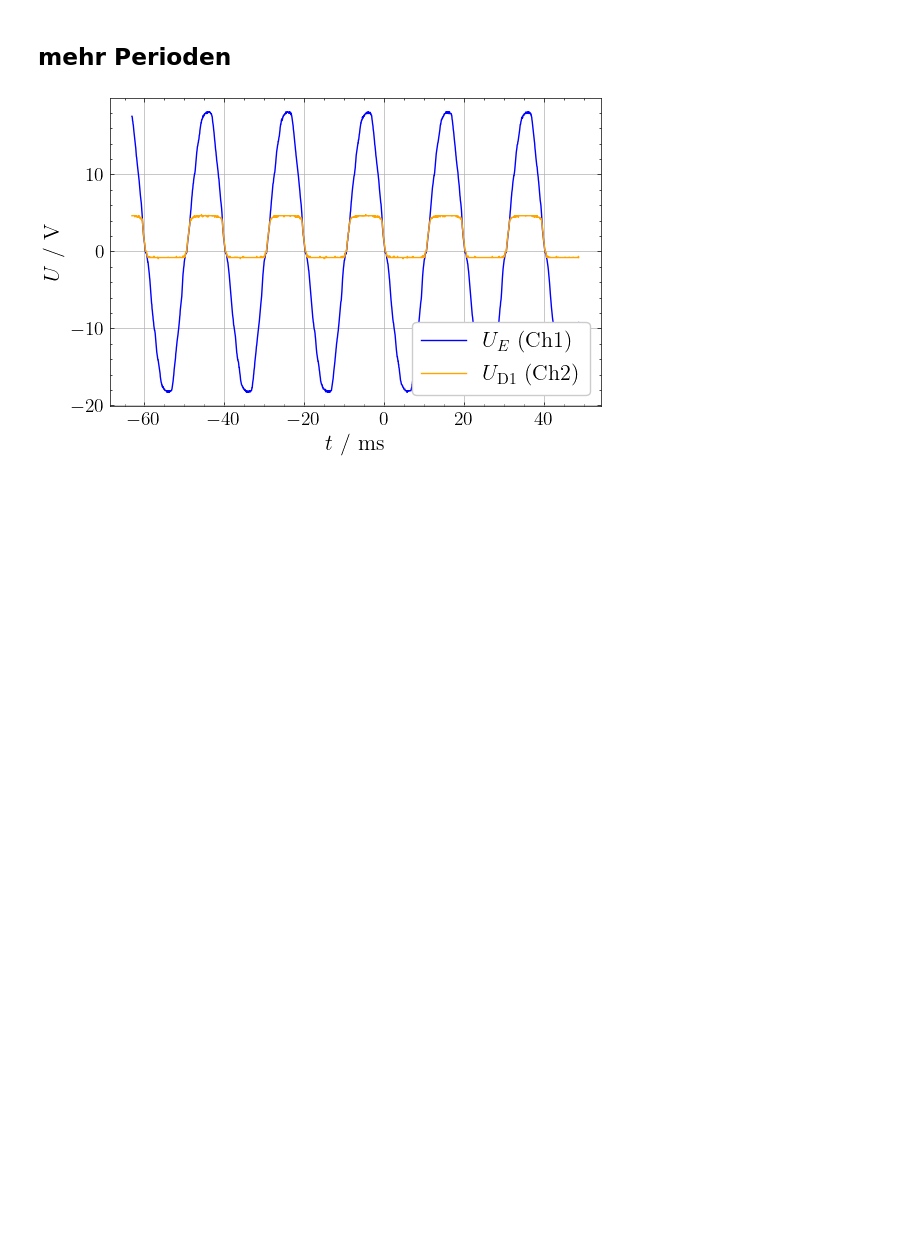
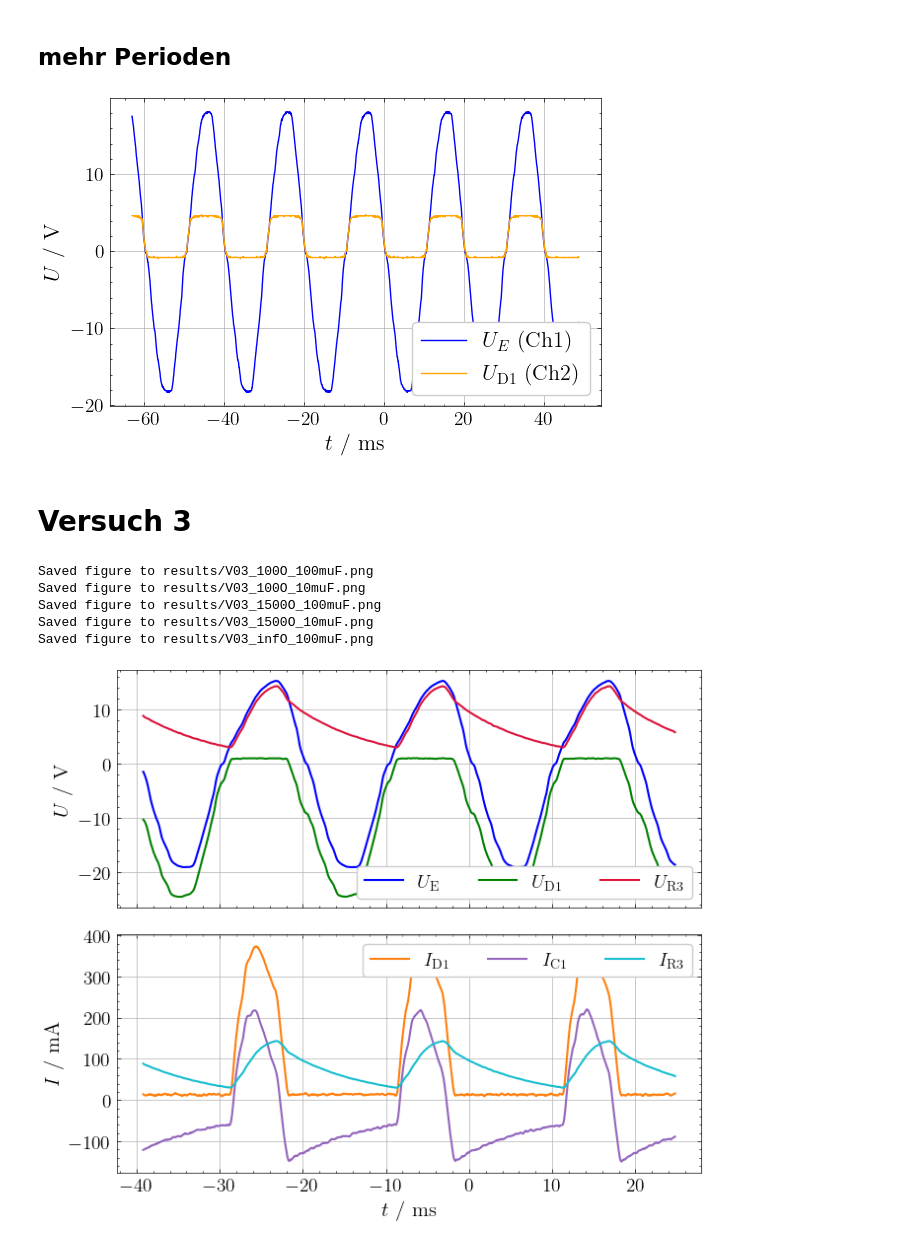
Before and after one commit to eudaemon3/Labor-Experimentalphysik-2, a Jupyter notebook: 05_Halbleiterdiode/Auswertung.ipynb, the cells around one changed output. Saved outputs shown, nothing was run; the diff lists cells and outputs as text; code cells hidden in the pictures; blank space fills up the shorter version.

```diff
--- a/05_Halbleiterdiode/Auswertung.ipynb
+++ b/05_Halbleiterdiode/Auswertung.ipynb
@@ -13,29 +14,6 @@ plt.style.use('science')
 plt.rcParams.update({'font.size': 14})
 # %% [markdown]
 # Plot Measure
-# %%
-def plot_measurement(filepath):
-    # Read data
-    data = pd.read_csv(f'data/{filepath}', skiprows=2, header=None)
-    time = data[0]
-    num_channels = len(data.columns)
-
-    # Create figure
-    fig, ax = plt.subplots(1, 1, figsize=(6,4))
-
-    for i in range(1, num_channels):
-        channel_data = data[i]
-        if filepath[:3] == 'V04' and i == 2:
-            channel_data *= 10
-        ax.plot(time * 1000, channel_data, linewidth=1, label=f'Channel {i}')
-
-    ax.set_ylabel(f'Voltage $U$ / V', fontweight='bold')
-    ax.set_xlabel('Time $t$ / ms', fontweight='bold')
-    ax.grid(True)
-    ax.legend(frameon=True)
-
-    plt.tight_layout()
-    return fig
 # %%
 def get_all_csv() -> list[str]:
     files = sorted([i for i in os.listdir(os.getcwd() + '/data') if i[-4:] == '.csv'])
@@ -189,3 +167,5 @@ plt.tight_layout()
 plt.show()
 # %% [output]
 [figure]
+# %% [markdown]
+# Versuch 3
@@ -191,0 +227,12 @@ plt.show()
+# %%
+R3 = [100, 100, 1500, 1500, -1, -1] #Ohm
+files = get_all_csv()[2:-3]
+for i,f in enumerate(files):
+    plot_measurement(f, R3[i], save=True)
+# %% [output]
+Saved figure to results/V03_100O_100muF.png
+Saved figure to results/V03_100O_10muF.png
+Saved figure to results/V03_1500O_100muF.png
+Saved figure to results/V03_1500O_10muF.png
+Saved figure to results/V03_infO_100muF.png
+[figure, added]
```
Also changed, not shown: parts of 10 cells of this notebook, 43 other files.
